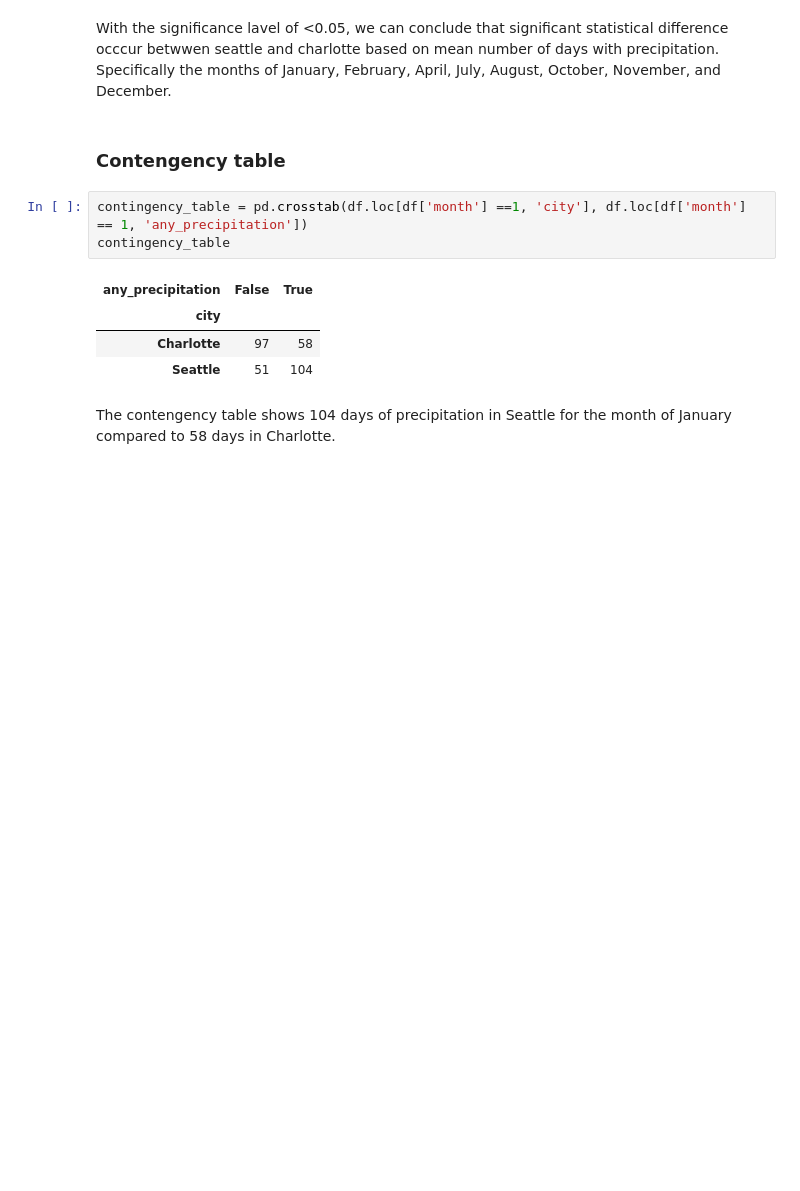
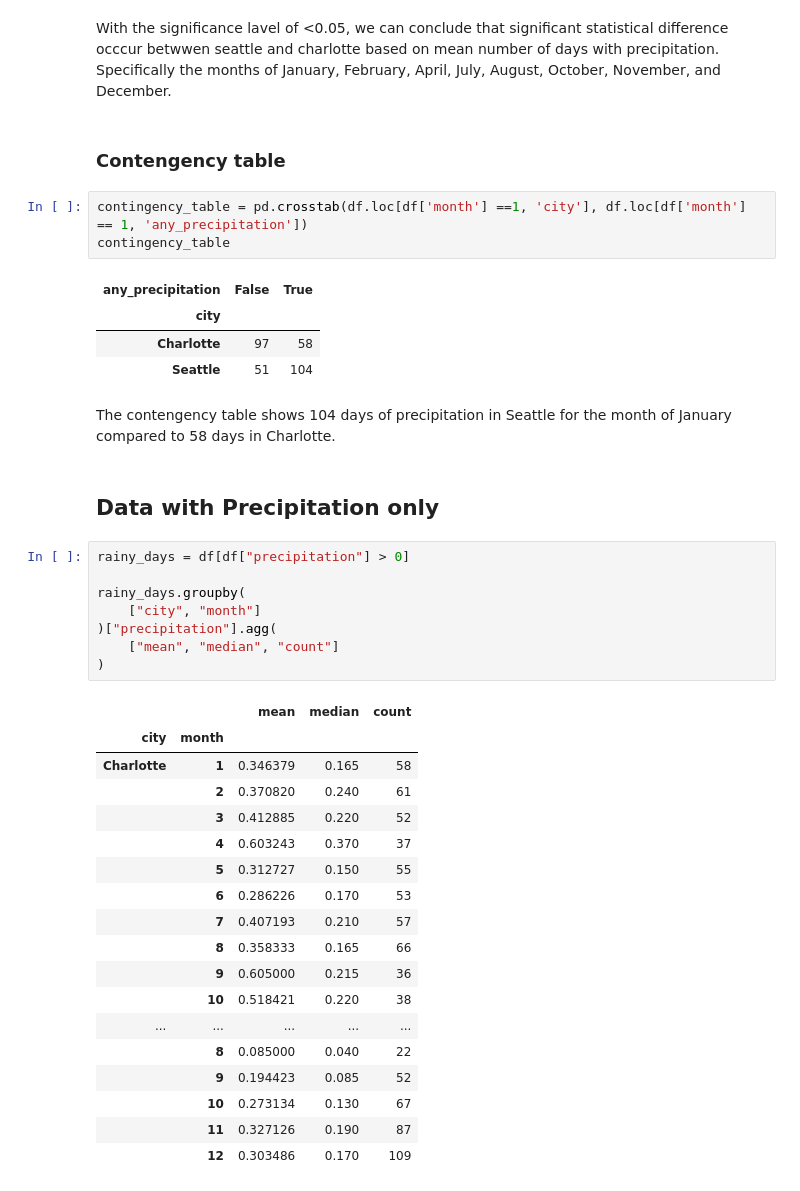
Before and after one commit to binay8/weather, a Jupyter notebook: code/Weather_Project_SEA_CHA.ipynb, the cells around one changed output. Saved outputs shown, nothing was run; the diff lists cells and outputs as text; blank space fills up the shorter version.

```diff
--- a/code/Weather_Project_SEA_CHA.ipynb
+++ b/code/Weather_Project_SEA_CHA.ipynb
@@ -883,3 +912,32 @@ contingency_table
 | Seattle | 51 | 104 |
 # %% [markdown]
 The contengency table shows 104 days of precipitation in Seattle for the month of January compared to 58 days in Charlotte.
+# %% [markdown]
+## Data with Precipitation only
+# %%
+rainy_days = df[df["precipitation"] > 0]
+
+rainy_days.groupby(
+    ["city", "month"]
+)["precipitation"].agg(
+    ["mean", "median", "count"]
+)
+# %% [output]
+|  |  | mean | median | count |
+| city | month |  |  |  |
+| Charlotte | 1 | 0.346379 | 0.165 | 58 |
+|  | 2 | 0.370820 | 0.240 | 61 |
+|  | 3 | 0.412885 | 0.220 | 52 |
+|  | 4 | 0.603243 | 0.370 | 37 |
+|  | 5 | 0.312727 | 0.150 | 55 |
+|  | 6 | 0.286226 | 0.170 | 53 |
+|  | 7 | 0.407193 | 0.210 | 57 |
+|  | 8 | 0.358333 | 0.165 | 66 |
+|  | 9 | 0.605000 | 0.215 | 36 |
+|  | 10 | 0.518421 | 0.220 | 38 |
+| ... | ... | ... | ... | ... |
+|  | 8 | 0.085000 | 0.040 | 22 |
+|  | 9 | 0.194423 | 0.085 | 52 |
+|  | 10 | 0.273134 | 0.130 | 67 |
+|  | 11 | 0.327126 | 0.190 | 87 |
+|  | 12 | 0.303486 | 0.170 | 109 |
```
Also changed, not shown: parts of 8 cells of this notebook, 1 other file.
